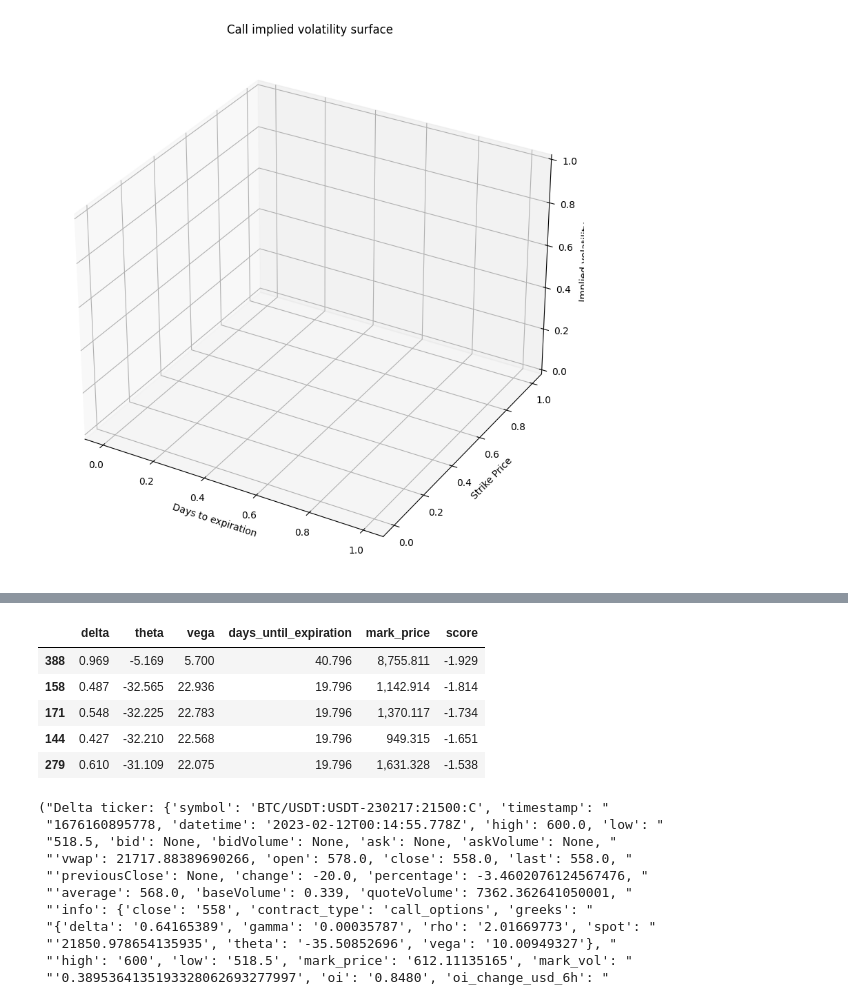
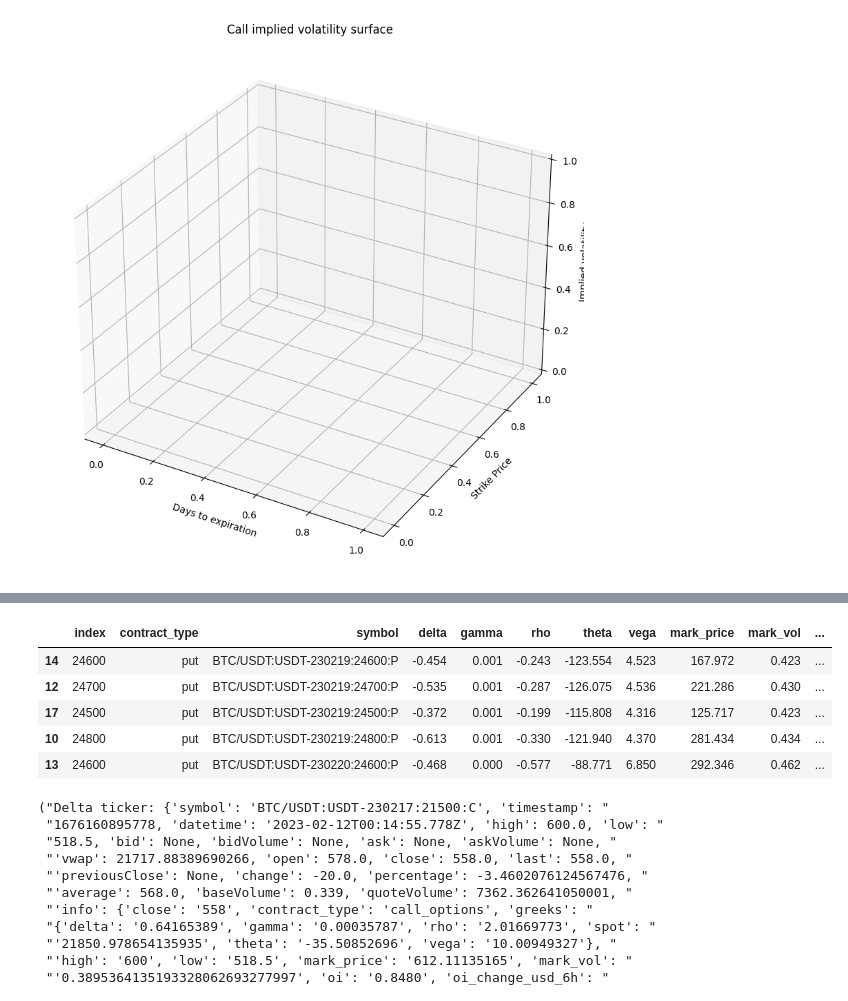
Before and after one commit to Altway/data-acc, a Jupyter notebook: delta_exchange_api.ipynb, the cells around one changed output, grey strips where cells are left out. Saved outputs shown, nothing was run; the diff lists cells and outputs as text; code cells hidden in the pictures.

Commit message:
Option selection 2nd iteration working

```diff
--- a/delta_exchange_api.ipynb
+++ b/delta_exchange_api.ipynb
@@ -349,25 +305,15 @@ print(weights)
 # %%
-import numpy as np
+def define_weight(initial_weight):
 
-# Define the weights as a 1D numpy array
-weights = np.array(initial_weight).reshape(-1, 1)
+    weights = np.array(initial_weight)
+    print(f"Linear weights: {weights}, test: {np.sum(np.abs(initial_weight))}")
 
-# Define the decay rate for the exponential weights
-decay_rate = 0.5
+    # Define the decay rate for the exponential weights
+    decay_rate = 0.5
 
-# Calculate the exponential weights
-exp_weights = np.exp(-decay_rate * np.abs(weights))
-exp_weights /= np.sum(exp_weights)
+    # Calculate the exponential weights
+    exp_weights = np.exp(-decay_rate * np.abs(weights))
+    exp_weights /= np.sum(exp_weights)
 
-print(exp_weights)
-"""
-def calculate_exponential_weights(n, lambd):
-    weights = np.exp(-lambd * np.arange(n))
-    return weights / weights.sum()
-
-# example usage
-n = 5
-lambd = 0.7
-weights = calculate_exponential_weights(n, lambd)
-pprint(weights)
-"""
+    print(f"Exponential weights: {exp_weights}, decay: {decay_rate}, test: {np.sum(np.abs(exp_weights))}")
+    return weights, exp_weights
@@ -390,0 +320,11 @@ calls.sort_values('score', inplace=True)
+# %%
+DEBUG = 1
+df = create_df(delta_exchange_tickers)
+option_chains = isolate_options_type(df, option_type='put')
+if DEBUG: print(option_chains)
+#scaled_option_chains, scaler = normization(option_chains)
+
+weights, exp_weights = define_weight(initial_weight=[0.4, 0.2, 0.1, -0.2, -0.1])
+if DEBUG: print((weights, exp_weights))
+option_chains.loc[:,'score'] = objective(option_chains, weights)
+option_chains.sort_values('score', inplace=True)
@@ -391,14 +349,14 @@ calls.sort_values('score', inplace=True)
 # %%
 n = 5
-candidates = calls.head(n)
-candidates
+candidates_index = option_chains.head(n).index
+df.loc[candidates_index,:]
 # %% [output]
-|  | delta | theta | vega | days_until_expiration | mark_price | score |
-| 388 | 0.969 | -5.169 | 5.700 | 40.796 | 8,755.811 | -1.929 |
-| 158 | 0.487 | -32.565 | 22.936 | 19.796 | 1,142.914 | -1.814 |
-| 171 | 0.548 | -32.225 | 22.783 | 19.796 | 1,370.117 | -1.734 |
-| 144 | 0.427 | -32.210 | 22.568 | 19.796 | 949.315 | -1.651 |
-| 279 | 0.610 | -31.109 | 22.075 | 19.796 | 1,631.328 | -1.538 |
+|  | index | contract_type | symbol | delta | gamma | rho | theta | vega | mark_price | mark_vol | ... |
+| 14 | 24600 | put | BTC/USDT:USDT-230219:24600:P | -0.454 | 0.001 | -0.243 | -123.554 | 4.523 | 167.972 | 0.423 | ... |
+| 12 | 24700 | put | BTC/USDT:USDT-230219:24700:P | -0.535 | 0.001 | -0.287 | -126.075 | 4.536 | 221.286 | 0.430 | ... |
+| 17 | 24500 | put | BTC/USDT:USDT-230219:24500:P | -0.372 | 0.001 | -0.199 | -115.808 | 4.316 | 125.717 | 0.423 | ... |
+| 10 | 24800 | put | BTC/USDT:USDT-230219:24800:P | -0.613 | 0.001 | -0.330 | -121.940 | 4.370 | 281.434 | 0.434 | ... |
+| 13 | 24600 | put | BTC/USDT:USDT-230220:24600:P | -0.468 | 0.000 | -0.577 | -88.771 | 6.850 | 292.346 | 0.462 | ... |
 # %%
 import requests
 import time
```
Also changed, not shown: parts of 16 cells of this notebook.
